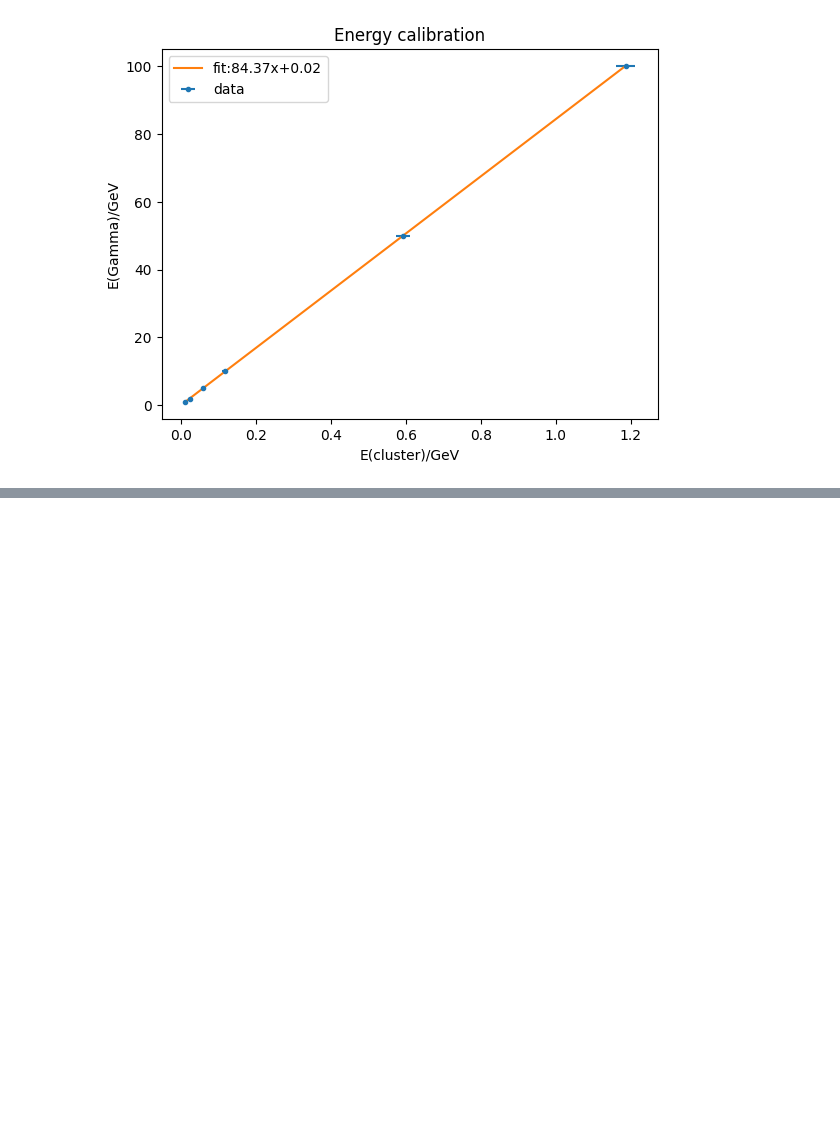
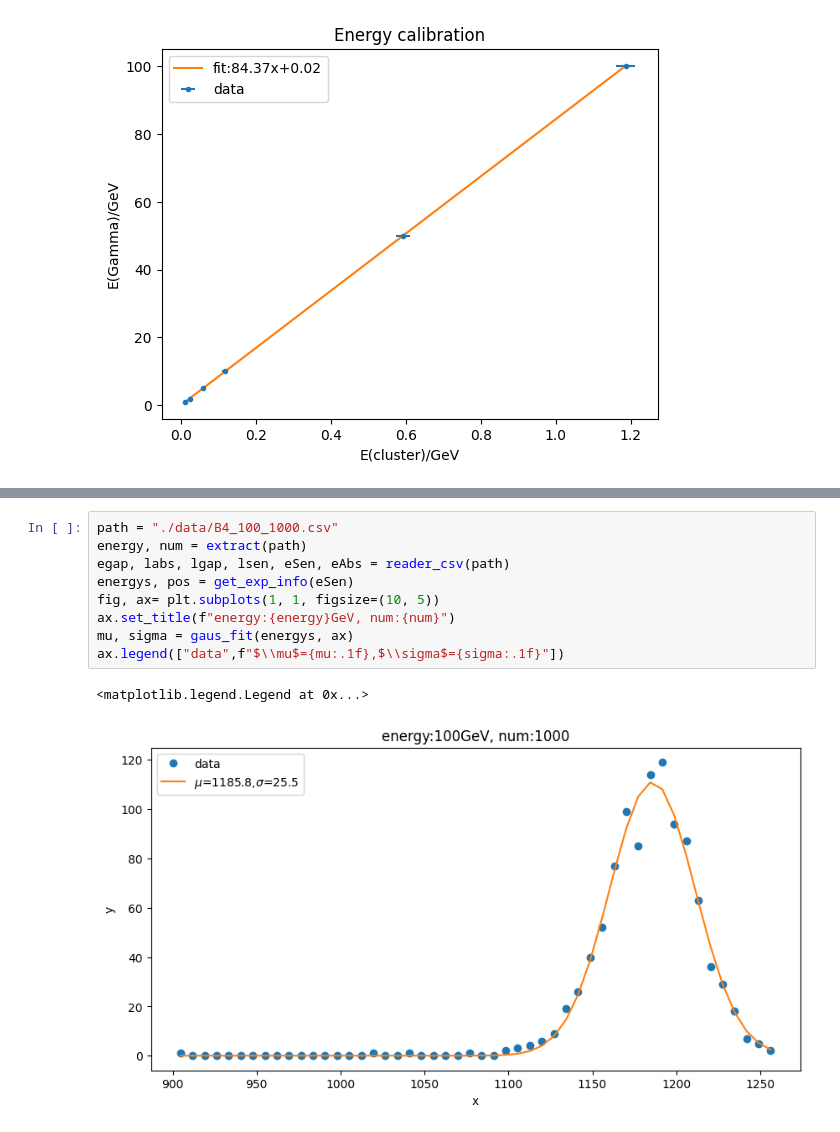
Before and after one commit to air391/calorimeter, a Jupyter notebook: B4a/cali.ipynb, the cells around one changed output, grey strips where cells are left out. Drawn from its saved outputs; the diff is of its cells as text; blank space fills up the shorter version.

```diff
--- a/B4a/cali.ipynb
+++ b/B4a/cali.ipynb
@@ -116,0 +141,12 @@ with open('./data/cali_result.json', 'w') as f:
+# %%
+path = "./data/B4_100_1000.csv"
+energy, num = extract(path)
+egap, labs, lgap, lsen, eSen, eAbs = reader_csv(path)
+energys, pos = get_exp_info(eSen)
+fig, ax= plt.subplots(1, 1, figsize=(10, 5))
+ax.set_title(f"energy:{energy}GeV, num:{num}")
+mu, sigma = gaus_fit(energys, ax)
+ax.legend(["data",f"$\\mu$={mu:.1f},$\\sigma$={sigma:.1f}"])
+# %% [output]
+<matplotlib.legend.Legend at 0x...>
+[figure, added]
```
Also changed, not shown: parts of 5 cells of this notebook, 5 other files.
